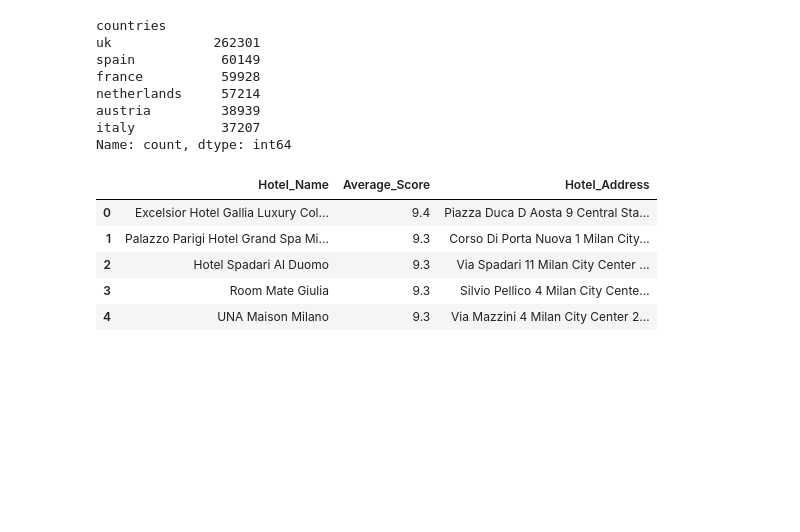
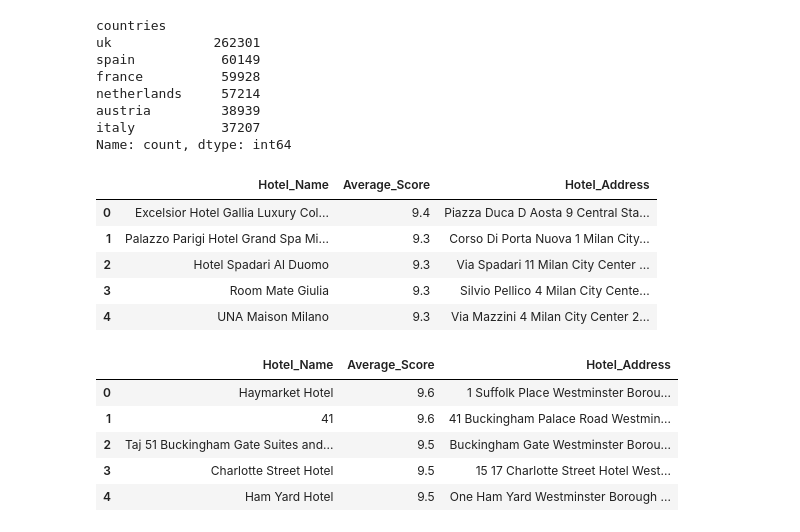
Before and after one commit to NANITH777/ML-DL-Examples, a Jupyter notebook: Hotel Recommendation/hotel.ipynb, the cells around one changed output. Cells and saved outputs as stored; diff of their text form; code cells hidden in the pictures; blank space fills up the shorter version.

```diff
--- a/Hotel Recommendation/hotel.ipynb
+++ b/Hotel Recommendation/hotel.ipynb
@@ -212,3 +212,12 @@ recommend_hotel('Italy', 'I am going for a business trip')
 | 2 | Hotel Spadari Al Duomo | 9.3 | Via Spadari 11 Milan City Center ... |
 | 3 | Room Mate Giulia | 9.3 | Silvio Pellico 4 Milan City Cente... |
 | 4 | UNA Maison Milano | 9.3 | Via Mazzini 4 Milan City Center 2... |
+# %%
+recommend_hotel('UK','I am going on a honeymoon, I need a honeymoon suite room for 3 nights')
+# %% [output]
+|  | Hotel_Name | Average_Score | Hotel_Address |
+| 0 | Haymarket Hotel | 9.6 | 1 Suffolk Place Westminster Borou... |
+| 1 | 41 | 9.6 | 41 Buckingham Palace Road Westmin... |
+| 2 | Taj 51 Buckingham Gate Suites and... | 9.5 | Buckingham Gate Westminster Borou... |
+| 3 | Charlotte Street Hotel | 9.5 | 15 17 Charlotte Street Hotel West... |
+| 4 | Ham Yard Hotel | 9.5 | One Ham Yard Westminster Borough ... |
```
Also changed, not shown: parts of 1 cell of this notebook.
